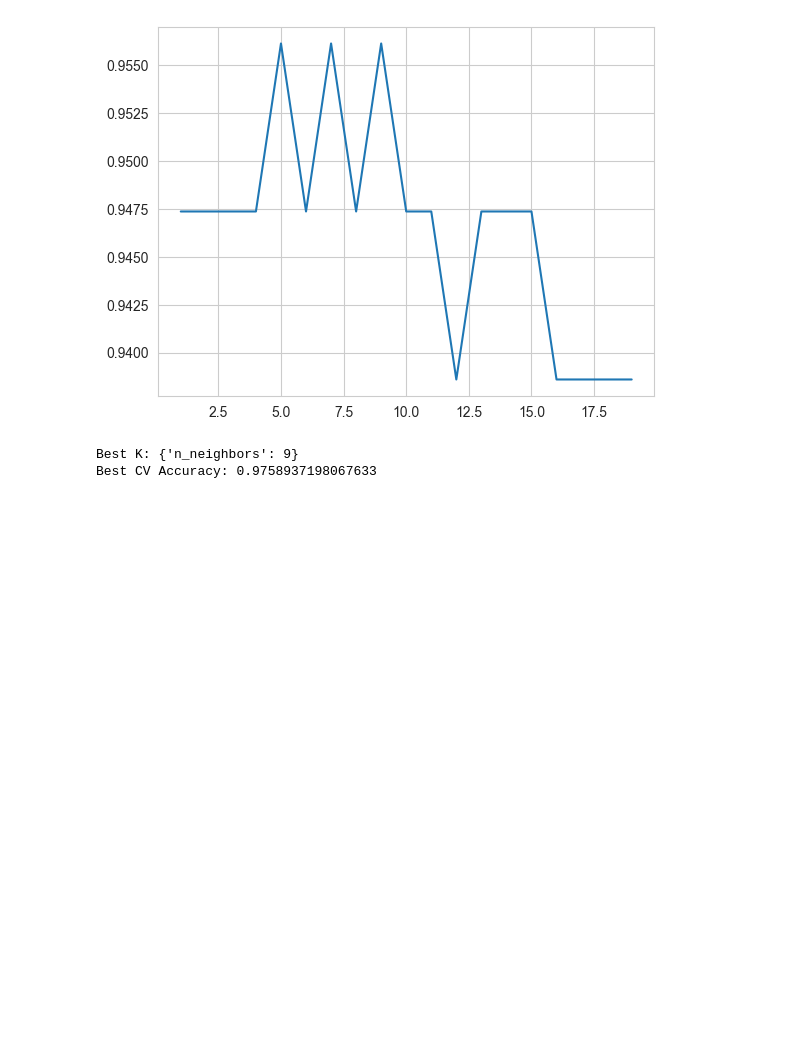
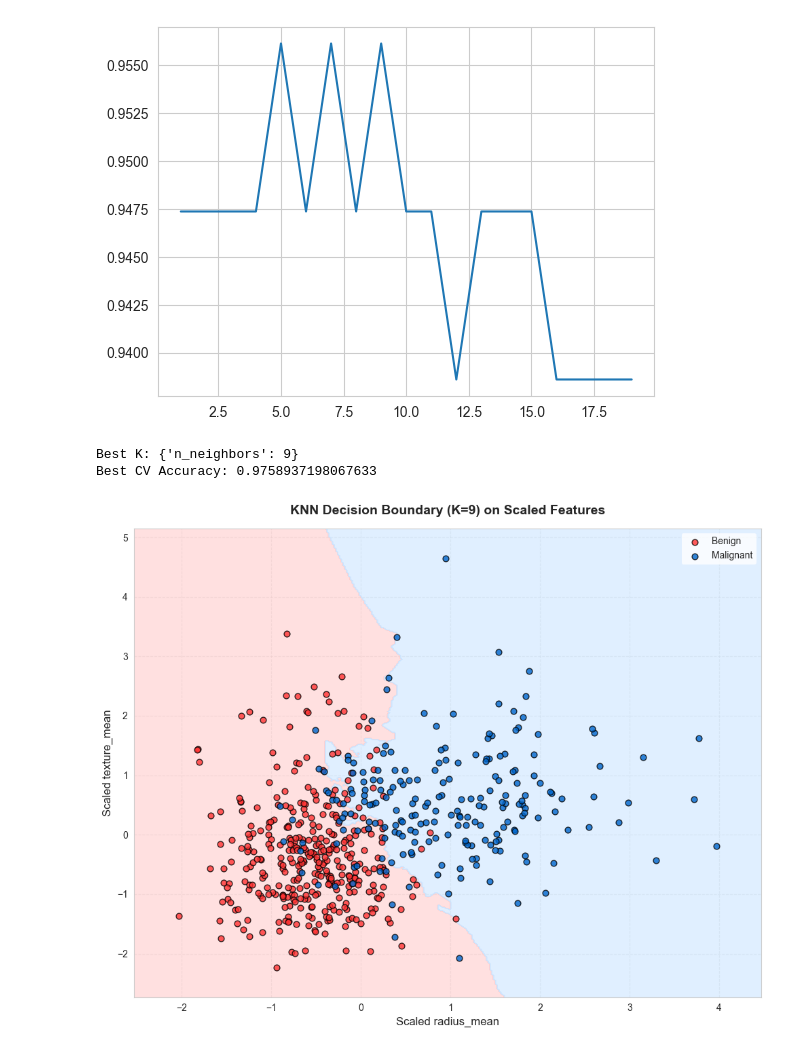
Before and after one commit to ganeshrayphale/Machine_Learning, a Jupyter notebook: KNN/Cancer_EDA.ipynb, the cells around one changed output. Cells and saved outputs as stored; diff of their text form; code cells hidden in the pictures; blank space fills up the shorter version.

```diff
--- a/KNN/Cancer_EDA.ipynb
+++ b/KNN/Cancer_EDA.ipynb
@@ -326,3 +326,66 @@ print("Best CV Accuracy:", grid.best_score_)
 # %% [output]
 Best K: {'n_neighbors': 9}
 Best CV Accuracy: 0.9758937198067633
+# %%
+import numpy as np
+import matplotlib.pyplot as plt
+from matplotlib.colors import ListedColormap
+from sklearn.neighbors import KNeighborsClassifier
+from sklearn.preprocessing import StandardScaler
+
+# 1. Select two features to visualize the 2D decision boundary
+# (Using 'radius_mean' and 'texture_mean' from your dataset)
+features = ['radius_mean', 'texture_mean']
+X_2d = df[features].values
+y = df['diagnosis_M'].values
+
+# 2. Scale the features (since KNN is highly sensitive to feature scales)
+scaler_2d = StandardScaler()
+X_2d_scaled = scaler_2d.fit_transform(X_2d)
+
+# 3. Fit a KNN model on these two features
+# (Using K=9 which was found to be the best K via your GridSearchCV)
+knn_2d = KNeighborsClassifier(n_neighbors=9)
+knn_2d.fit(X_2d_scaled, y)
+
+# 4. Define boundary limits and create a dense meshgrid
+x_min, x_max = X_2d_scaled[:, 0].min() - 0.5, X_2d_scaled[:, 0].max() + 0.5
+y_min, y_max = X_2d_scaled[:, 1].min() - 0.5, X_2d_scaled[:, 1].max() + 0.5
+xx, yy = np.meshgrid(np.arange(x_min, x_max, 0.02),
+                     np.arange(y_min, y_max, 0.02))
+
+# 5. Predict the class for each point on the grid to map out the boundary
+Z = knn_2d.predict(np.c_[xx.ravel(), yy.ravel()])
+Z = Z.reshape(xx.shape)
+
+# 6. Setup premium-looking color maps (soft background, bold points)
+cmap_light = ListedColormap(['#FFCCCC', '#CCE5FF'])  # Light Red (Benign), Light Blue (Malignant)
+cmap_bold = ['#FF3333', '#0066CC']                  # Bold Red, Bold Blue
+
+# 7. Plot the decision boundary surface
+plt.figure(figsize=(10, 8), dpi=100)
+plt.contourf(xx, yy, Z, alpha=0.6, cmap=cmap_light)
+
+# 8. Overlay the scatter plot of actual data points
+for class_value, color in zip(np.unique(y), cmap_bold):
+    label_name = 'Malignant' if class_value == 1 else 'Benign'
+    plt.scatter(
+        X_2d_scaled[y == class_value, 0],
+        X_2d_scaled[y == class_value, 1],
+        c=color,
+        label=label_name,
+        edgecolors='k',
+        alpha=0.8,
+        s=40
+    )
+
+# 9. Format and style the plot
+plt.title('KNN Decision Boundary (K=9) on Scaled Features', fontsize=14, fontweight='bold', pad=15)
+plt.xlabel(f'Scaled {features[0]}', fontsize=12)
+plt.ylabel(f'Scaled {features[1]}', fontsize=12)
+plt.legend(loc='best', frameon=True, facecolor='white', edgecolor='none')
+plt.grid(True, linestyle='--', alpha=0.5)
+plt.tight_layout()
+plt.show()
+# %% [output]
+[figure, added]
```
Also changed, not shown: parts of 1 cell of this notebook.
